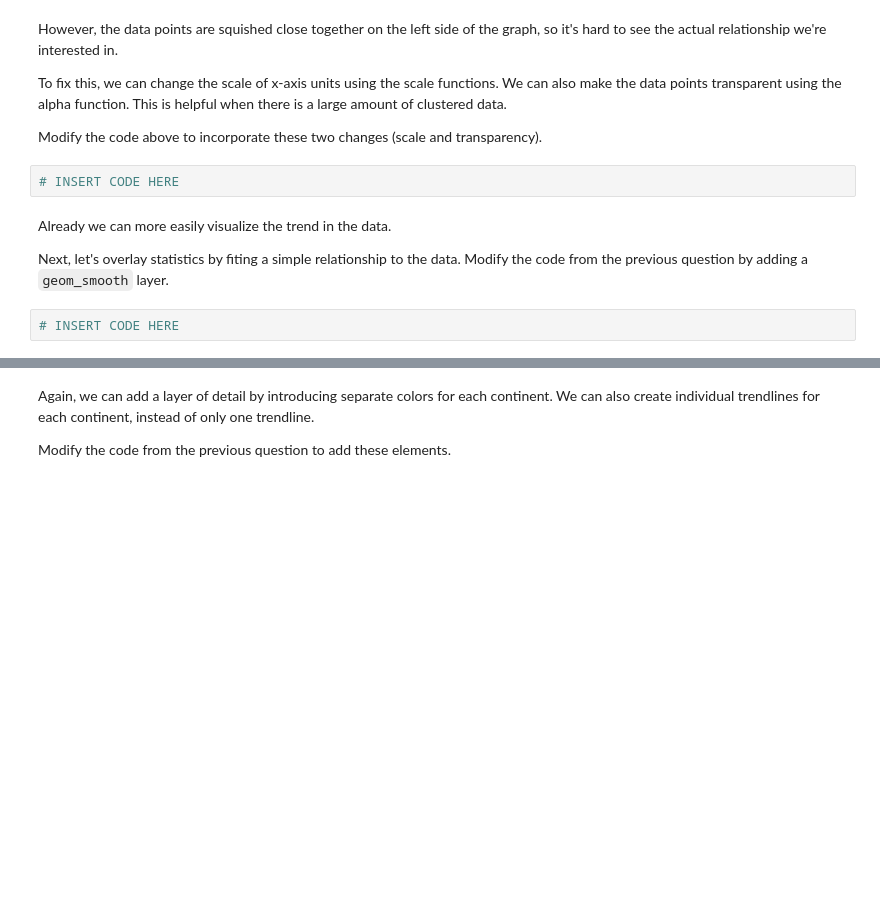
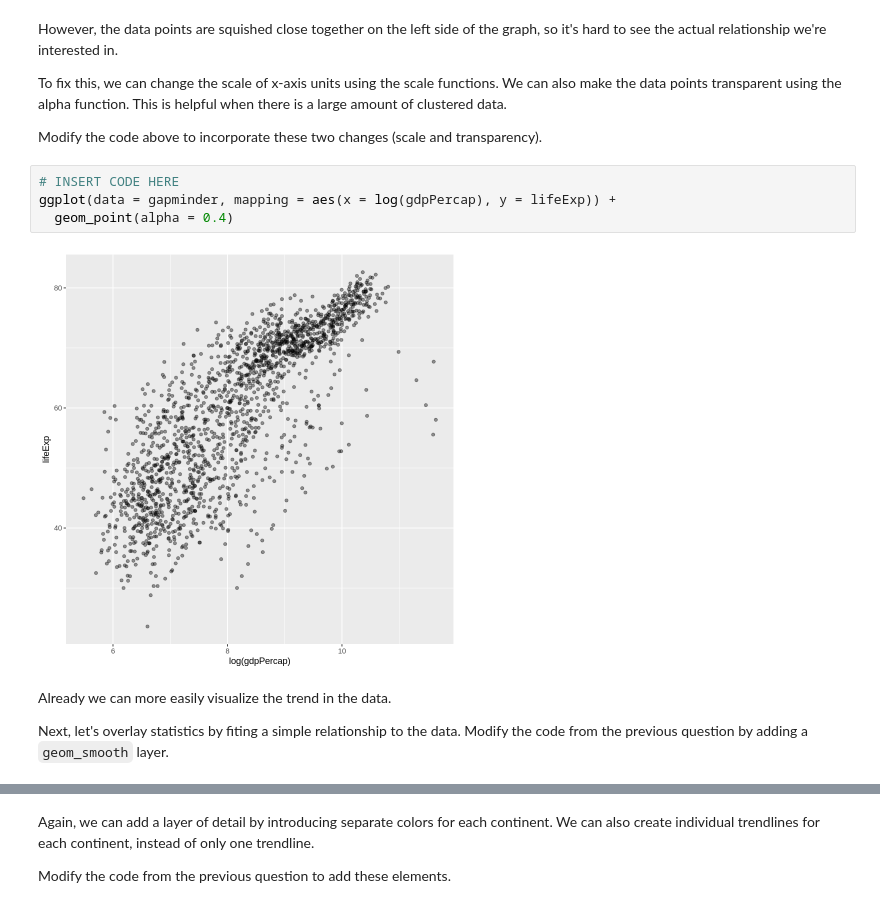
Before and after one commit to tinawanggg/Wang_DSPN_S26, a Jupyter notebook: book/exercises/05_visualization-as-analysis.ipynb, the cells around one changed output, grey strips where cells are left out. Cells and saved outputs as stored; diff of their text form; blank space fills up the shorter version.

```diff
--- a/book/exercises/05_visualization-as-analysis.ipynb
+++ b/book/exercises/05_visualization-as-analysis.ipynb
@@ -127,11 +127,13 @@ However, the data points are squished close together on the left side of the gra
 To fix this, we can change the scale of x-axis units using the scale functions. We can also make the data points transparent using the alpha function. This is helpful when there is a large amount of clustered data.
 
 Modify the code above to incorporate these two changes (scale and transparency).
-# %%
-# INSERT CODE HERE
+# %%
+# INSERT CODE HERE
+ggplot(data = gapminder, mapping = aes(x = log(gdpPercap), y = lifeExp)) +
+  geom_point(alpha = 0.4)
+# %% [output]
+[figure, added]
 # %% [markdown]
 Already we can more easily visualize the trend in the data.
 
 Next, let's overlay statistics by fiting a simple relationship to the data. Modify the code from the previous question by adding a `geom_smooth` layer.
-# %%
-# INSERT CODE HERE
```
Also changed, not shown: parts of 3 cells of this notebook.
